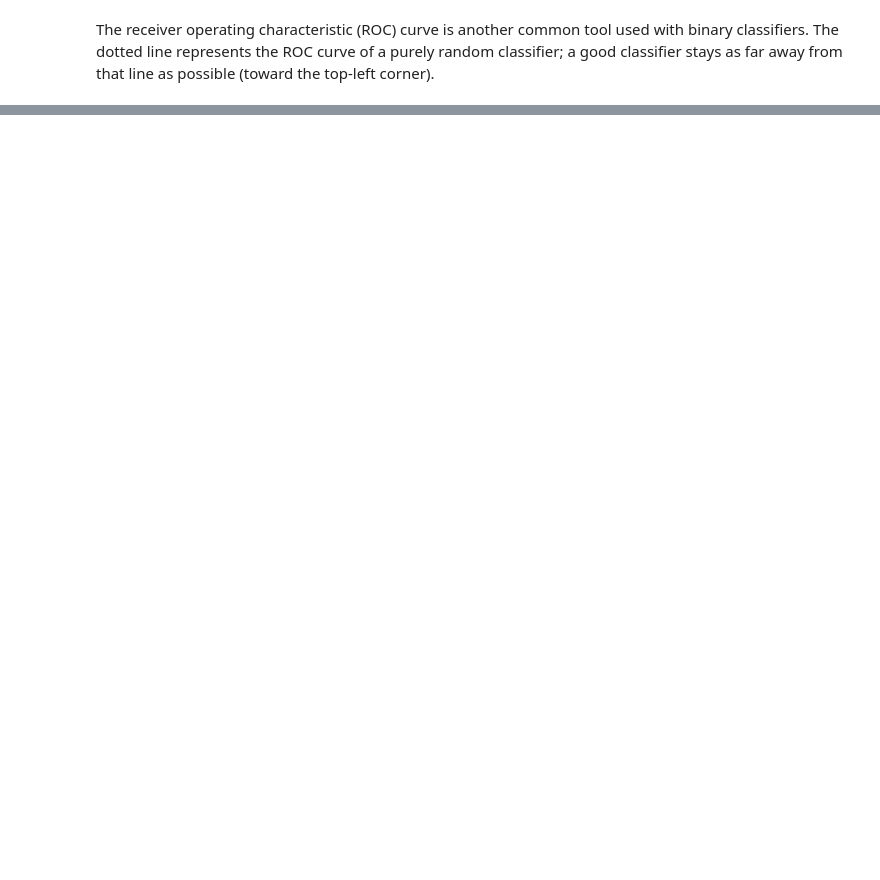
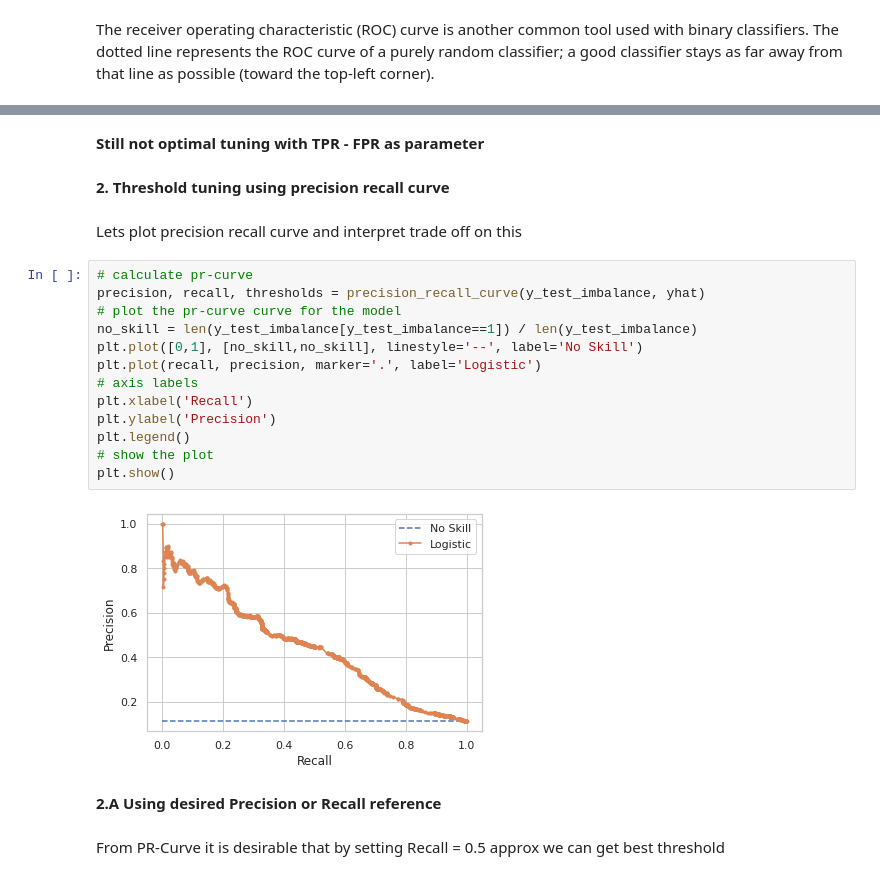
Before and after one commit to chain-veerender/datascience, a Jupyter notebook: Logistic_regression.ipynb, the cells around one changed output, grey strips where cells are left out. Drawn from its saved outputs; the diff is of its cells as text; blank space fills up the shorter version.

```diff
--- a/Logistic_regression.ipynb
+++ b/Logistic_regression.ipynb
@@ -615,0 +919,25 @@ The receiver operating characteristic (ROC) curve is another common tool used wi
+# %% [markdown]
+**Still not optimal tuning with TPR - FPR as parameter**
+# %% [markdown]
+**2. Threshold tuning using precision recall curve**
+# %% [markdown]
+Lets plot precision recall curve and interpret trade off on this
+# %%
+# calculate pr-curve
+precision, recall, thresholds = precision_recall_curve(y_test_imbalance, yhat)
+# plot the pr-curve curve for the model
+no_skill = len(y_test_imbalance[y_test_imbalance==1]) / len(y_test_imbalance)
+plt.plot([0,1], [no_skill,no_skill], linestyle='--', label='No Skill')
+plt.plot(recall, precision, marker='.', label='Logistic')
+# axis labels
+plt.xlabel('Recall')
+plt.ylabel('Precision')
+plt.legend()
+# show the plot
+plt.show()
+# %% [output]
+[figure, added]
+# %% [markdown]
+**2.A Using desired Precision or Recall reference**
+# %% [markdown]
+From PR-Curve it is desirable that by setting Recall = 0.5 approx we can get best threshold
```
Also changed, not shown: parts of 76 cells of this notebook.
